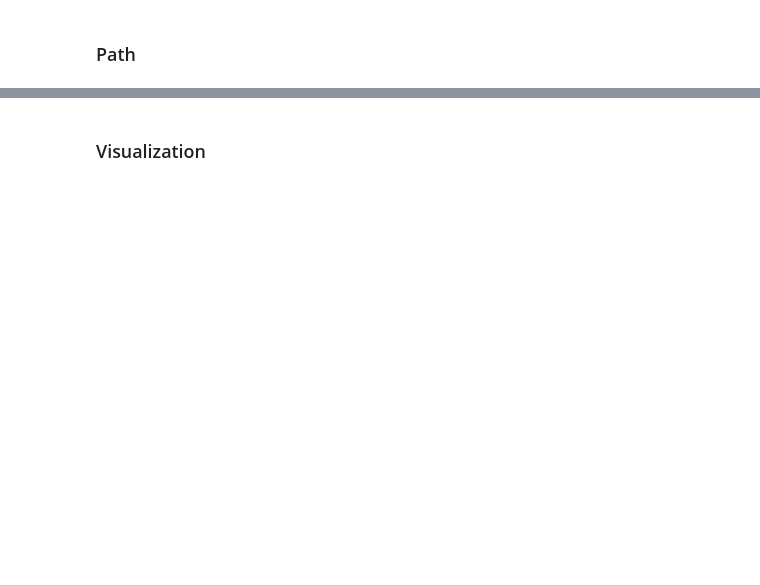
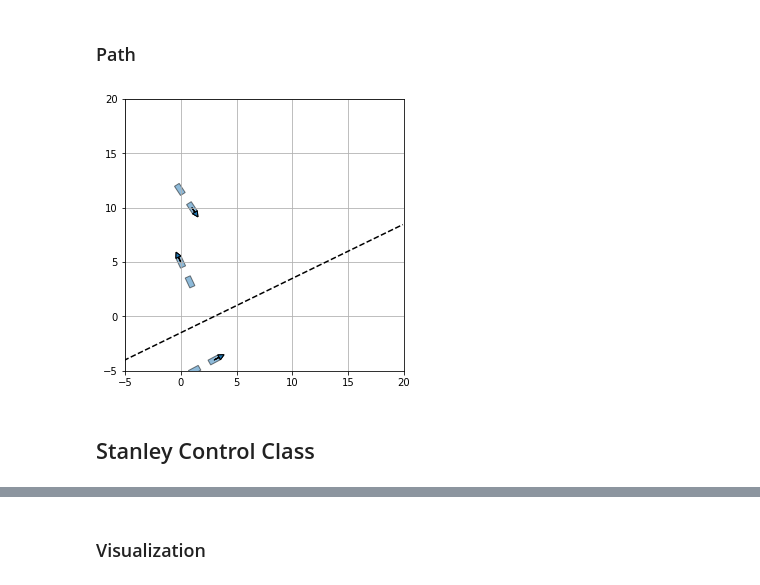
Before and after one commit to kh11kim/jupyrobo, a Jupyter notebook: BicycleControl/Stanley.ipynb, the cells around one changed output, grey strips where cells are left out. Saved outputs shown, nothing was run; the diff lists cells and outputs as text; code cells hidden in the pictures; blank space fills up the shorter version.

```diff
--- a/BicycleControl/Stanley.ipynb
+++ b/BicycleControl/Stanley.ipynb
@@ -55,3 +44,12 @@ def draw_line(line):
     ax.plot(xx, line(xx), 'k--')
 a, b, c = -1, 2, 3
 line = lambda x: -a*x/b - c/b
+# %%
+fig, ax = plt.subplots(figsize=[5,5])
+draw_line(line)
+for bicycle in bicycles:
+    bicycle.show()
+# %% [output]
+[figure, added]
+# %% [markdown]
+## Stanley Control Class
```
Also changed, not shown: parts of 24 cells of this notebook, 3 other files.
